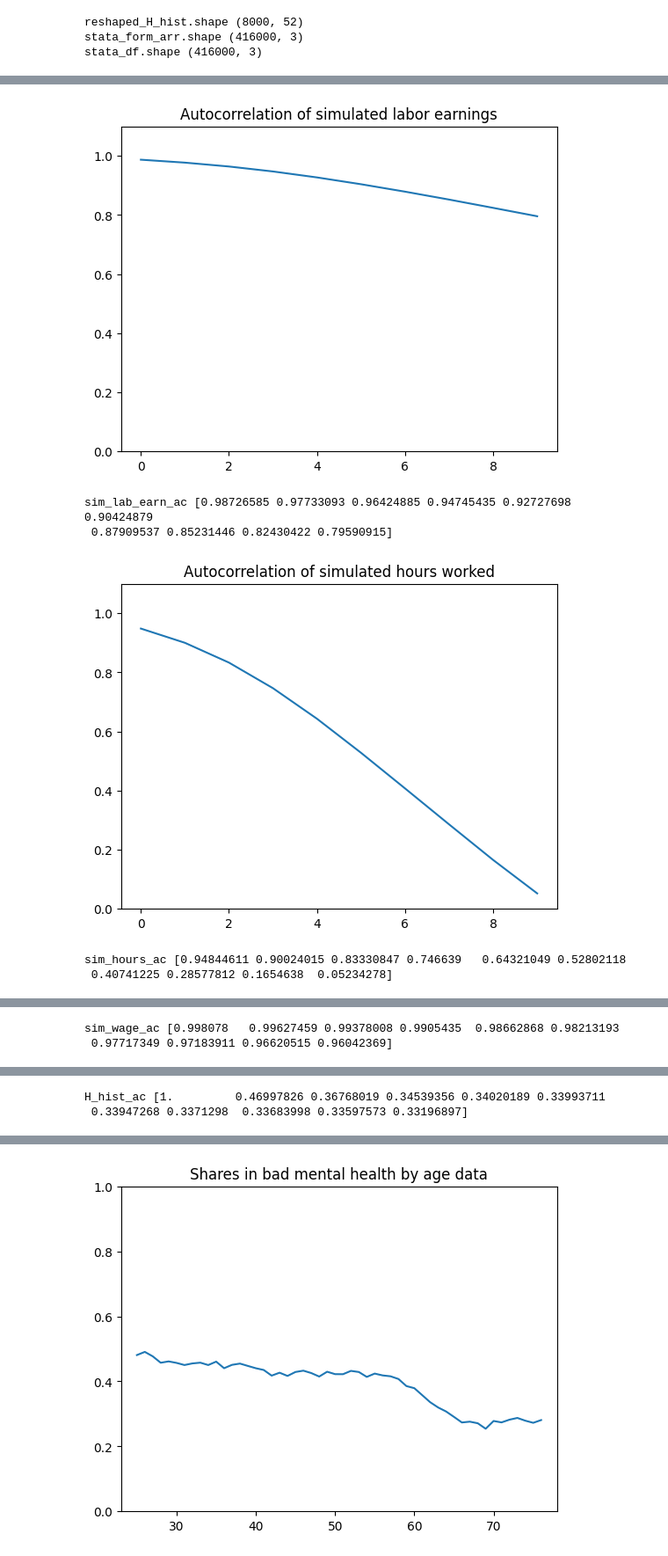
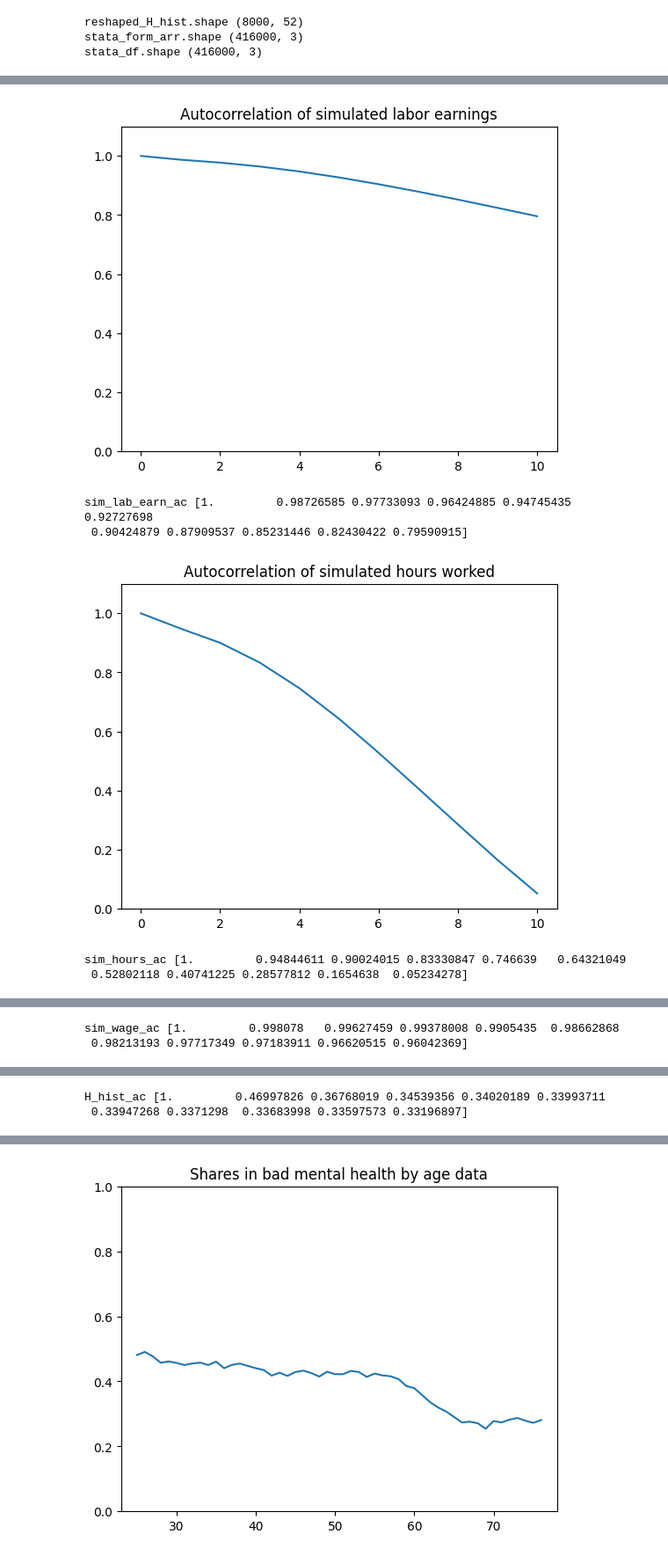
Before and after one commit to bboyajian253/discrete_lab_lc_model, a Jupyter notebook: my_code/model_uncert/code/autocorr_figs.ipynb, the cells around one changed output, grey strips where cells are left out. Shown at 88% size. Saved outputs shown, nothing was run; the diff lists cells and outputs as text; code cells hidden in the pictures.

```diff
--- a/my_code/model_uncert/code/autocorr_figs.ipynb
+++ b/my_code/model_uncert/code/autocorr_figs.ipynb
@@ -173,30 +173,30 @@ def lagged_corr(data: np.ndarray, max_lag=10):
     return correlations
 # %%
 sim_lab_earn = sims["lab_earnings"][:, :, :, :-1]
-sim_lab_earn_ac = lagged_corr(sim_lab_earn, max_lag=10)[1:]
+sim_lab_earn_ac = lagged_corr(sim_lab_earn, max_lag=10)
 fig_sim_earn, ax_sim_earn = plot_autocorr(sim_lab_earn_ac, "simulated labor earnings", autocorr_y_lim)
 print("sim_lab_earn_ac", sim_lab_earn_ac)
 
 sim_hours = sims["lab"][:, :, :, :-1]
-sim_hours_ac = lagged_corr(sim_hours, max_lag=10)[1:]
+sim_hours_ac = lagged_corr(sim_hours, max_lag=10)
 fig_sim_hours, ax_sim_hours = plot_autocorr(sim_hours_ac, "simulated hours worked", autocorr_y_lim)
 print("sim_hours_ac", sim_hours_ac)
 
 sim_wage = sims["wage"][:, :, :, :-1]
-sim_wage_ac = lagged_corr(sim_wage, max_lag=10)[1:]
+sim_wage_ac = lagged_corr(sim_wage, max_lag=10)
 fig_sim_wage, ax_sim_wage = plot_autocorr(sim_wage_ac, "simulated wage", autocorr_y_lim)
 print("sim_wage_ac", sim_wage_ac)
 # mean_wage_by_age = np.mean(sim_wage, axis=tuple(range(sim_wage.ndim - 1)))
 # print("mean_wage_by_age", mean_wage_by_age)
 
 H_hist = myShocks.H_hist[:, :, :, :-1]
 H_hist_ac = lagged_corr(H_hist, max_lag=10)
-fig_sim_H_ac, ax_sim_H_ac = plot_autocorr(H_hist_ac[1:], "MH simulated", autocorr_y_lim)
+fig_sim_H_ac, ax_sim_H_ac = plot_autocorr(H_hist_ac, "MH simulated", autocorr_y_lim)
 print("H_hist_ac", H_hist_ac)
 # %% [output]
-[figure, old version]
+[figure, new version]
-sim_lab_earn_ac [0.98726585 0.97733093 0.96424885 0.94745435 0.92727698 0.90424879
- 0.87909537 0.85231446 0.82430422 0.79590915]
+sim_lab_earn_ac [1.         0.98726585 0.97733093 0.96424885 0.94745435 0.92727698
+ 0.90424879 0.87909537 0.85231446 0.82430422 0.79590915]
-[figure, old version]
+[figure, new version]
-sim_hours_ac [0.94844611 0.90024015 0.83330847 0.746639   0.64321049 0.52802118
- 0.40741225 0.28577812 0.1654638  0.05234278]
+sim_hours_ac [1.         0.94844611 0.90024015 0.83330847 0.746639   0.64321049
+ 0.52802118 0.40741225 0.28577812 0.1654638  0.05234278]
@@ -204,2 +204,2 @@ sim_hours_ac [0.94844611 0.90024015 0.83330847 0.746639   0.64321049 0.52802118
-sim_wage_ac [0.998078   0.99627459 0.99378008 0.9905435  0.98662868 0.98213193
- 0.97717349 0.97183911 0.96620515 0.96042369]
+sim_wage_ac [1.         0.998078   0.99627459 0.99378008 0.9905435  0.98662868
+ 0.98213193 0.97717349 0.97183911 0.96620515 0.96042369]
```
Also changed, not shown: parts of 5 cells of this notebook, 24 other files.
